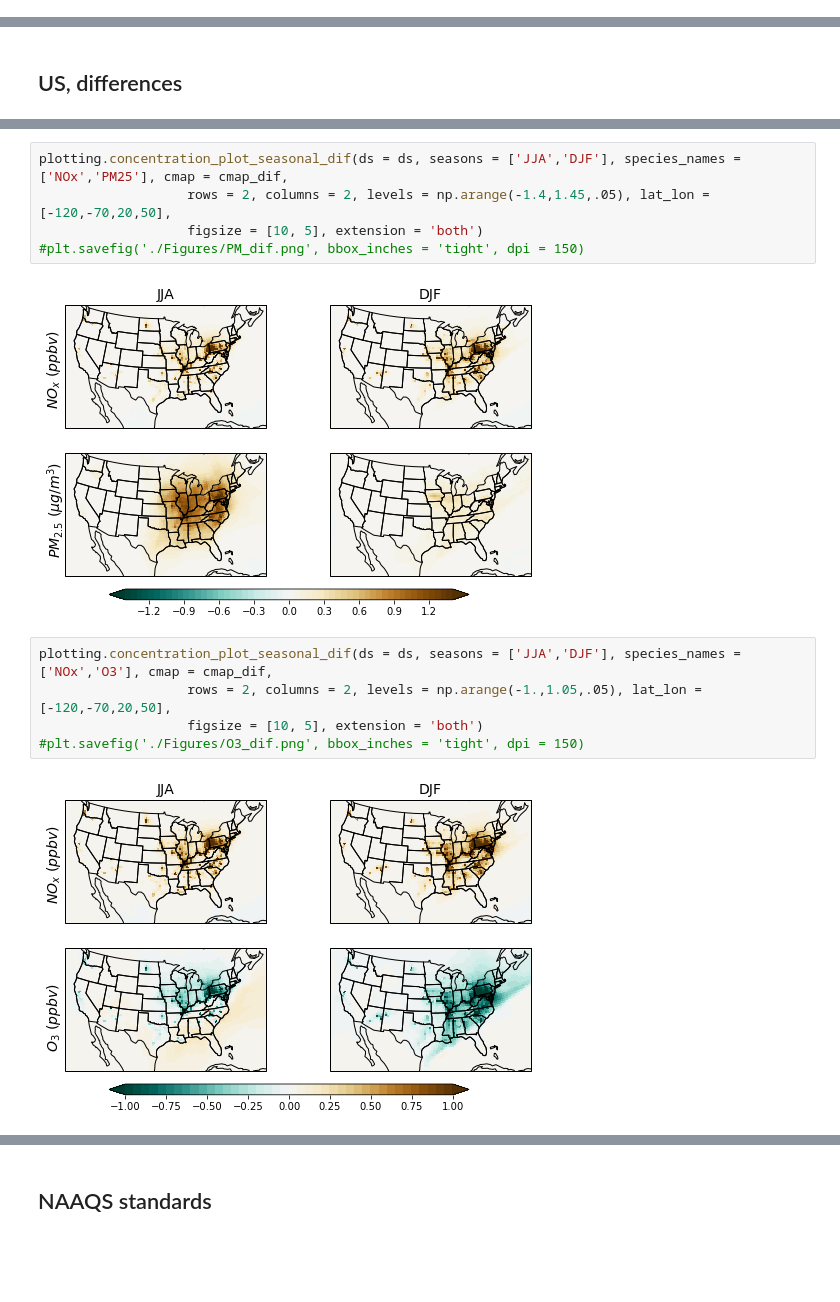
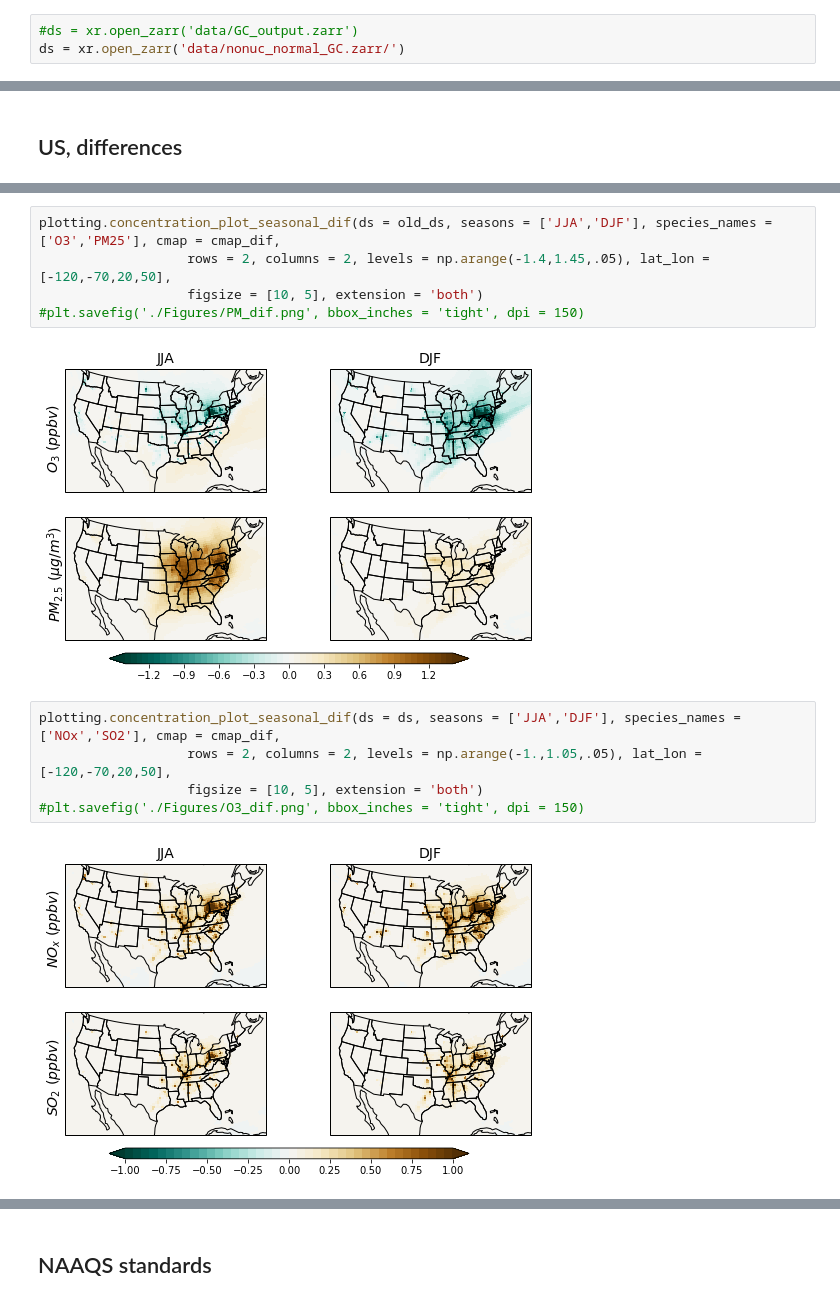
Before and after one commit to lfreese/us-ego, a Jupyter notebook: ego_nonuclear_project/normal-nonuc-analysis.ipynb, the cells around one changed output, grey strips where cells are left out. Saved outputs shown, nothing was run; the diff lists cells and outputs as text; blank space fills up the shorter version.

```diff
--- a/ego_nonuclear_project/normal-nonuc-analysis.ipynb
+++ b/ego_nonuclear_project/normal-nonuc-analysis.ipynb
@@ -116,0 +43,3 @@ title :
+# %%
+#ds = xr.open_zarr('data/GC_output.zarr')
+ds = xr.open_zarr('data/nonuc_normal_GC.zarr/')
@@ -171,14 +109,14 @@ plt.suptitle('Summer Concentrations', fontsize = 20);
 # %%
-plotting.concentration_plot_seasonal_dif(ds = ds, seasons = ['JJA','DJF'], species_names = ['NOx','PM25'], cmap = cmap_dif,
+plotting.concentration_plot_seasonal_dif(ds = old_ds, seasons = ['JJA','DJF'], species_names = ['O3','PM25'], cmap = cmap_dif,
                    rows = 2, columns = 2, levels = np.arange(-1.4,1.45,.05), lat_lon = [-120,-70,20,50],
                    figsize = [10, 5], extension = 'both')
 #plt.savefig('./Figures/PM_dif.png', bbox_inches = 'tight', dpi = 150)
 # %% [output]
-[figure, old version]
+[figure, new version]
 # %%
-plotting.concentration_plot_seasonal_dif(ds = ds, seasons = ['JJA','DJF'], species_names = ['NOx','O3'], cmap = cmap_dif,
+plotting.concentration_plot_seasonal_dif(ds = ds, seasons = ['JJA','DJF'], species_names = ['NOx','SO2'], cmap = cmap_dif,
                    rows = 2, columns = 2, levels = np.arange(-1.,1.05,.05), lat_lon = [-120,-70,20,50],
                    figsize = [10, 5], extension = 'both')
 #plt.savefig('./Figures/O3_dif.png', bbox_inches = 'tight', dpi = 150)
 # %% [output]
-[figure, old version]
+[figure, new version]
```
Also changed, not shown: parts of 14 cells of this notebook, 20 other files.
